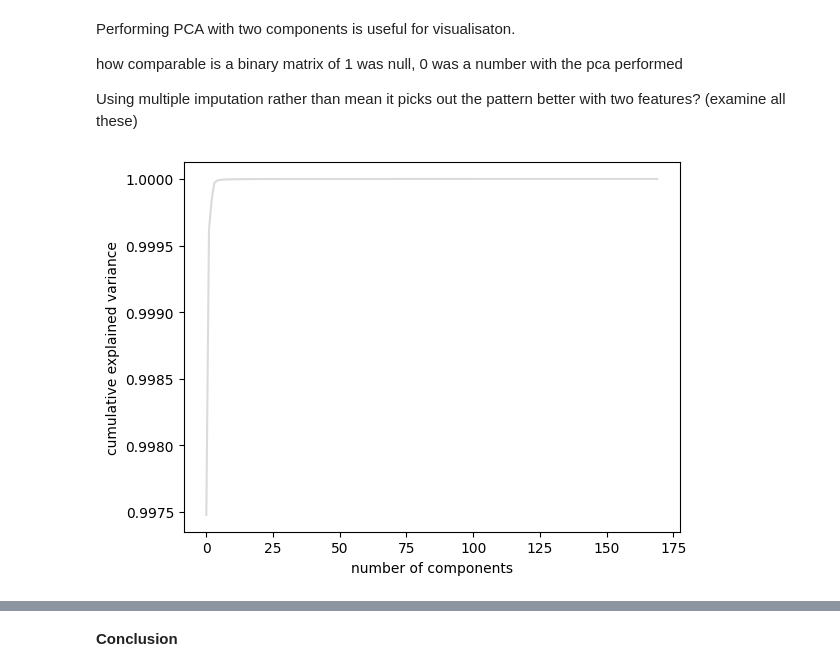
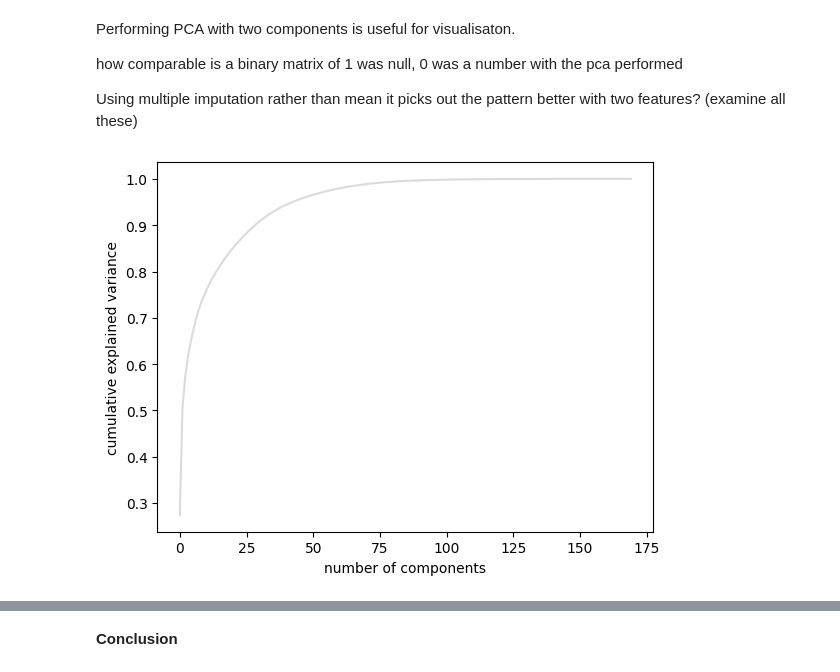
Before and after one commit to Lughaidh-w/DataPrep_ca1, a Jupyter notebook: CA1.ipynb, the cells around one changed output, grey strips where cells are left out. Cells and saved outputs as stored; diff of their text form; code cells hidden in the pictures.

```diff
--- a/CA1.ipynb
+++ b/CA1.ipynb
@@ -762,0 +935,5 @@ While we have performed data mining already, they have been used in a transposed
+# %%
+imputer = KNNImputer()
+# %%
+df_knnImpute = imputer.fit_transform(df)
+df_knnImpute
@@ -857,5 +1057,6 @@ df_mi = imputed_datasets[0].drop("class", axis=1)
 #scaler = MinMaxScaler()
 scaler = StandardScaler()
 # %%
+scaler = StandardScaler()
 df_scaled = scaler.fit_transform(df_mi)
 # %%
@@ -882,8 +1088,8 @@ pca = PCA()
 # %%
-
-pca = PCA().fit(df_mi)
-plt.plot(np.cumsum(pca.explained_variance_ratio_))
+pca_mi = PCA()
+pca_mi = PCA().fit(df_scaled)
+plt.plot(np.cumsum(pca_mi.explained_variance_ratio_))
 plt.xlabel('number of components')
 plt.ylabel('cumulative explained variance');
 # %% [output]
-[figure, old version]
+[figure, new version]
```
Also changed, not shown: parts of 60 cells of this notebook.
